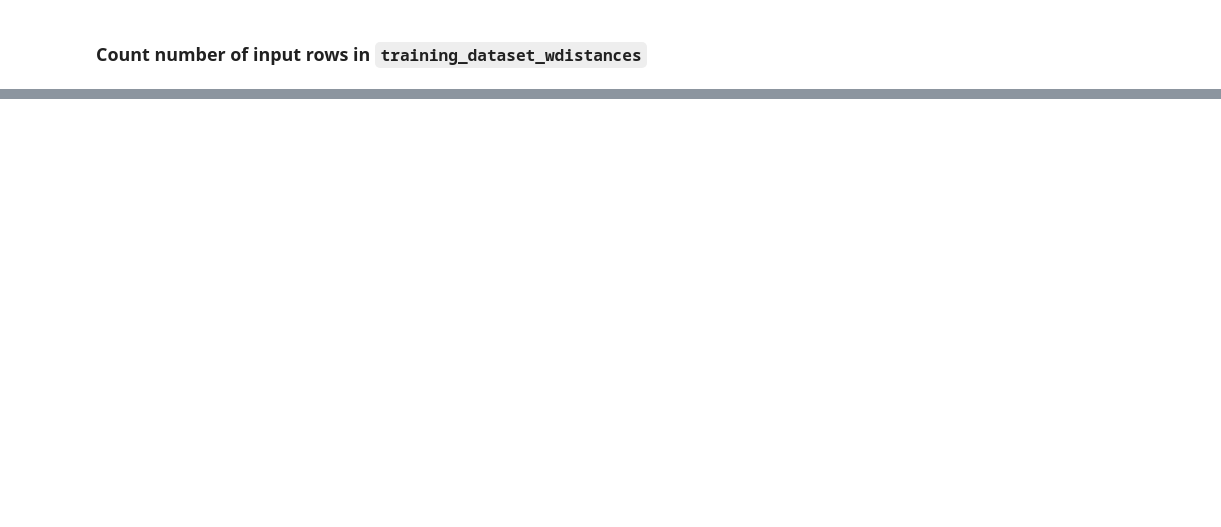
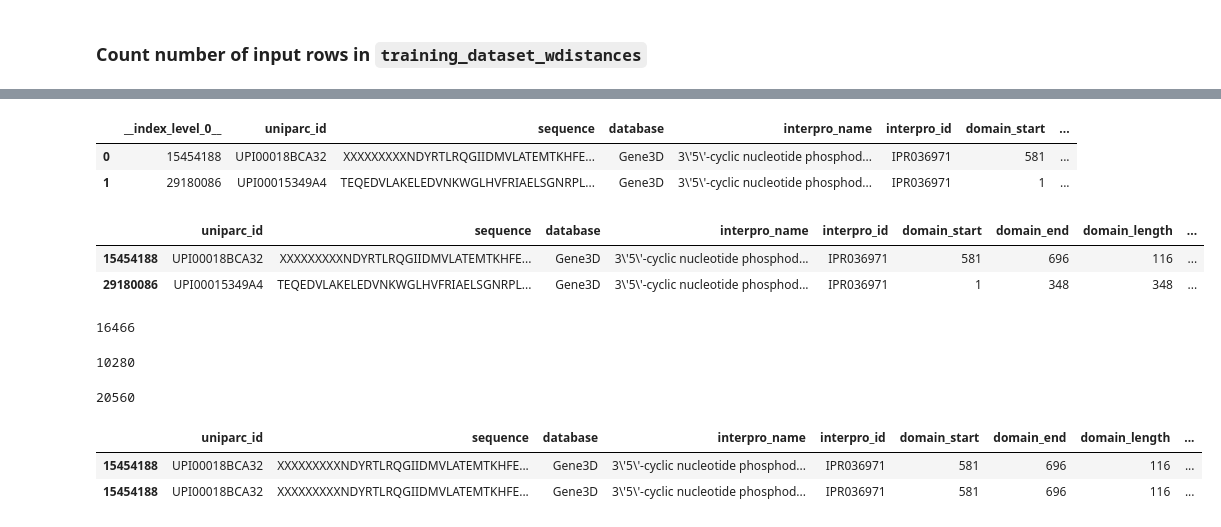
Before and after one commit to ostrokach/protein-adjacency-net, a Jupyter notebook: notebooks/03-add_adjacency_distances_test.ipynb, the cells around one changed output, grey strips where cells are left out. Drawn from its saved outputs; the diff is of its cells as text; code cells hidden in the pictures; blank space fills up the shorter version.

```diff
--- a/notebooks/03-add_adjacency_distances_test.ipynb
+++ b/notebooks/03-add_adjacency_distances_test.ipynb
@@ -102,0 +244,34 @@ for folder in DATAPKG['training_dataset_wdistances'].joinpath("adjacency_matrix.
+# %%
+df2 = pq.read_table(
+    "/gpfs/fs0/scratch/p/pmkim/strokach/databin/adjacency-net-v2/master/training_dataset_wdistances/adjacency_matrix.parquet/database_id=G3DSA%3A1.10.1300.10/part-00000-242795e5-a8d2-47e7-a0f6-c1594b2ac294-c000.snappy.parquet"
+).to_pandas()
+# %%
+df.head(2)
+# %% [output]
+|  | __index_level_0__ | uniparc_id | sequence | database | interpro_name | interpro_id | domain_start | ... |
+| 0 | 15454188 | UPI00018BCA32 | XXXXXXXXXNDYRTLRQGIIDMVLATEMTKHFE... | Gene3D | 3\'5\'-cyclic nucleotide phosphod... | IPR036971 | 581 | ... |
+| 1 | 29180086 | UPI00015349A4 | TEQEDVLAKELEDVNKWGLHVFRIAELSGNRPL... | Gene3D | 3\'5\'-cyclic nucleotide phosphod... | IPR036971 | 1 | ... |
+# %%
+df2.head(2)
+# %% [output]
+|  | uniparc_id | sequence | database | interpro_name | interpro_id | domain_start | domain_end | domain_length | ... |
+| 15454188 | UPI00018BCA32 | XXXXXXXXXNDYRTLRQGIIDMVLATEMTKHFE... | Gene3D | 3\'5\'-cyclic nucleotide phosphod... | IPR036971 | 581 | 696 | 116 | ... |
+| 29180086 | UPI00015349A4 | TEQEDVLAKELEDVNKWGLHVFRIAELSGNRPL... | Gene3D | 3\'5\'-cyclic nucleotide phosphod... | IPR036971 | 1 | 348 | 348 | ... |
+# %%
+len(set(df["__index_level_0__"]))
+# %% [output]
+16466
+# %%
+len(set(df2.index))
+# %% [output]
+10280
+# %%
+len(df2.index)
+# %% [output]
+20560
+# %%
+df2[df2.index == 15454188]
+# %% [output]
+|  | uniparc_id | sequence | database | interpro_name | interpro_id | domain_start | domain_end | domain_length | ... |
+| 15454188 | UPI00018BCA32 | XXXXXXXXXNDYRTLRQGIIDMVLATEMTKHFE... | Gene3D | 3\'5\'-cyclic nucleotide phosphod... | IPR036971 | 581 | 696 | 116 | ... |
+| 15454188 | UPI00018BCA32 | XXXXXXXXXNDYRTLRQGIIDMVLATEMTKHFE... | Gene3D | 3\'5\'-cyclic nucleotide phosphod... | IPR036971 | 581 | 696 | 116 | ... |
```
Also changed, not shown: parts of 27 cells of this notebook.
